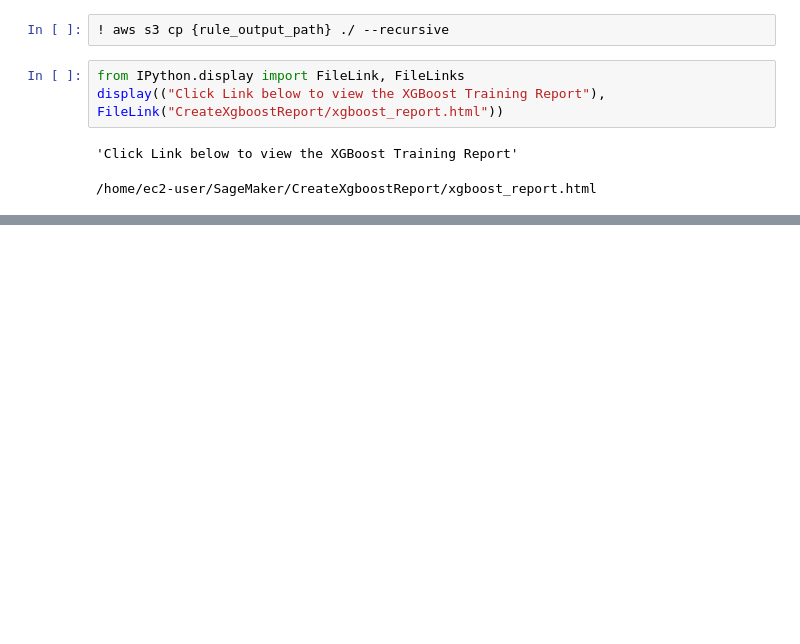
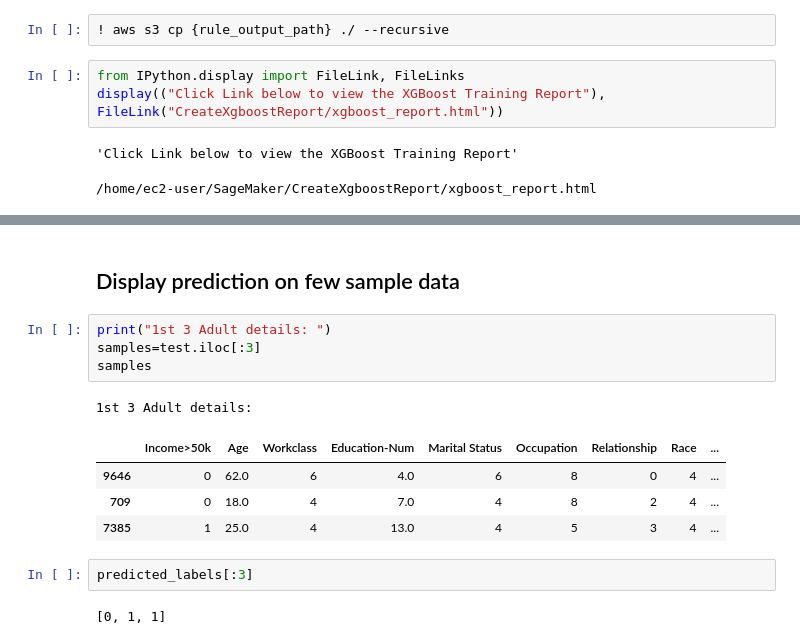
Before and after one commit to KhushiSindhu/AWSSagemakerXGBoostAdultSalaryClassfier, a Jupyter notebook: AdultSalaryClassification.ipynb, the cells around one changed output, grey strips where cells are left out. Saved outputs shown, nothing was run; the diff lists cells and outputs as text; blank space fills up the shorter version.

```diff
--- a/AdultSalaryClassification.ipynb
+++ b/AdultSalaryClassification.ipynb
@@ -351,0 +375,16 @@ b'0.00818518828600645,0.019101494923233986,0.017855728045105934,0.01533057820051
+# %% [markdown]
+## Display prediction on few sample data
+# %%
+print("1st 3 Adult details: ")
+samples=test.iloc[:3]
+samples
+# %% [output]
+1st 3 Adult details:
+|  | Income>50k | Age | Workclass | Education-Num | Marital Status | Occupation | Relationship | Race | ... |
+| 9646 | 0 | 62.0 | 6 | 4.0 | 6 | 8 | 0 | 4 | ... |
+| 709 | 0 | 18.0 | 4 | 7.0 | 4 | 8 | 2 | 4 | ... |
+| 7385 | 1 | 25.0 | 4 | 13.0 | 4 | 5 | 3 | 4 | ... |
+# %%
+predicted_labels[:3]
+# %% [output]
+[0, 1, 1]
```
Also changed, not shown: parts of 18 cells of this notebook.
